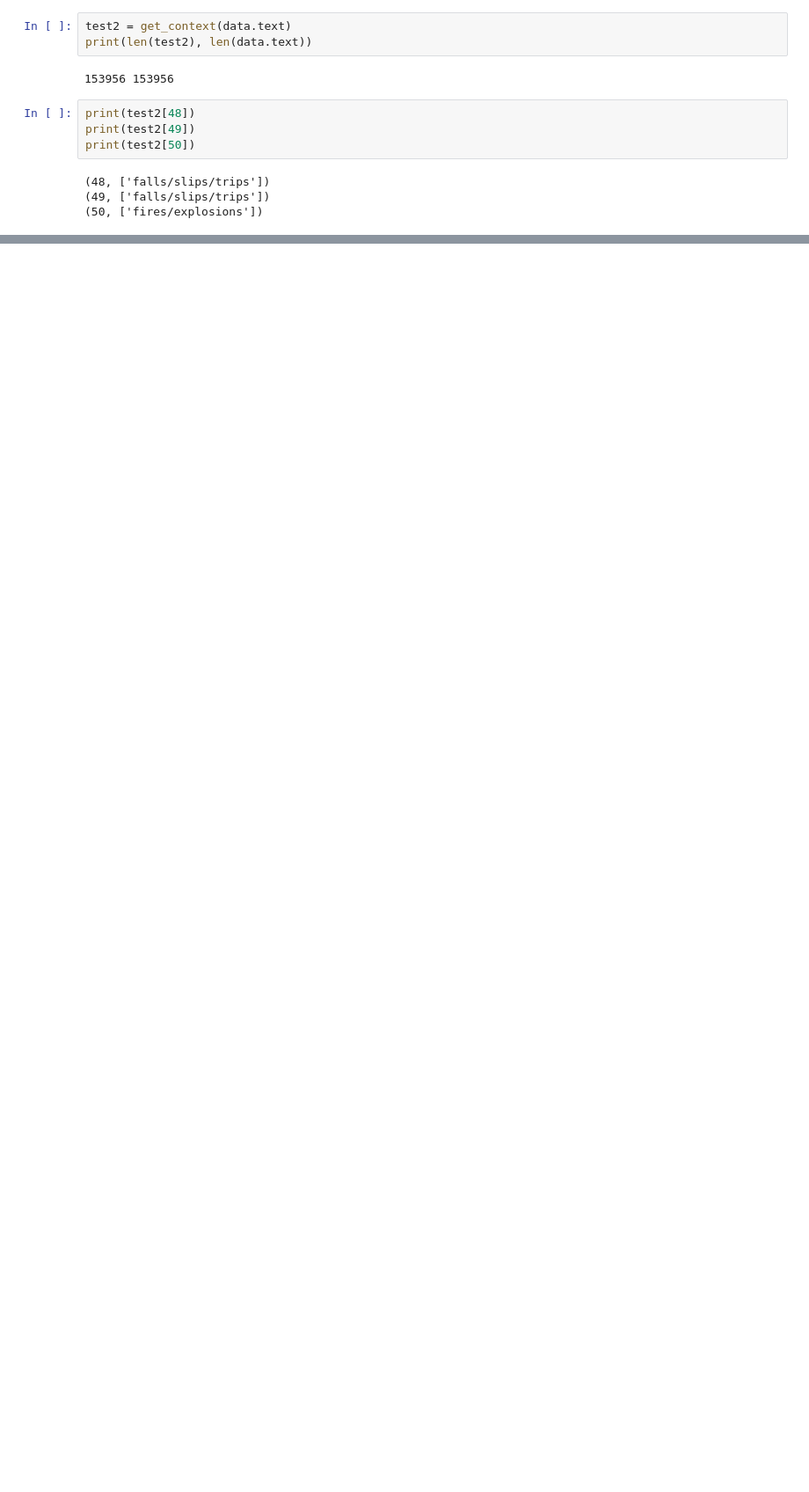
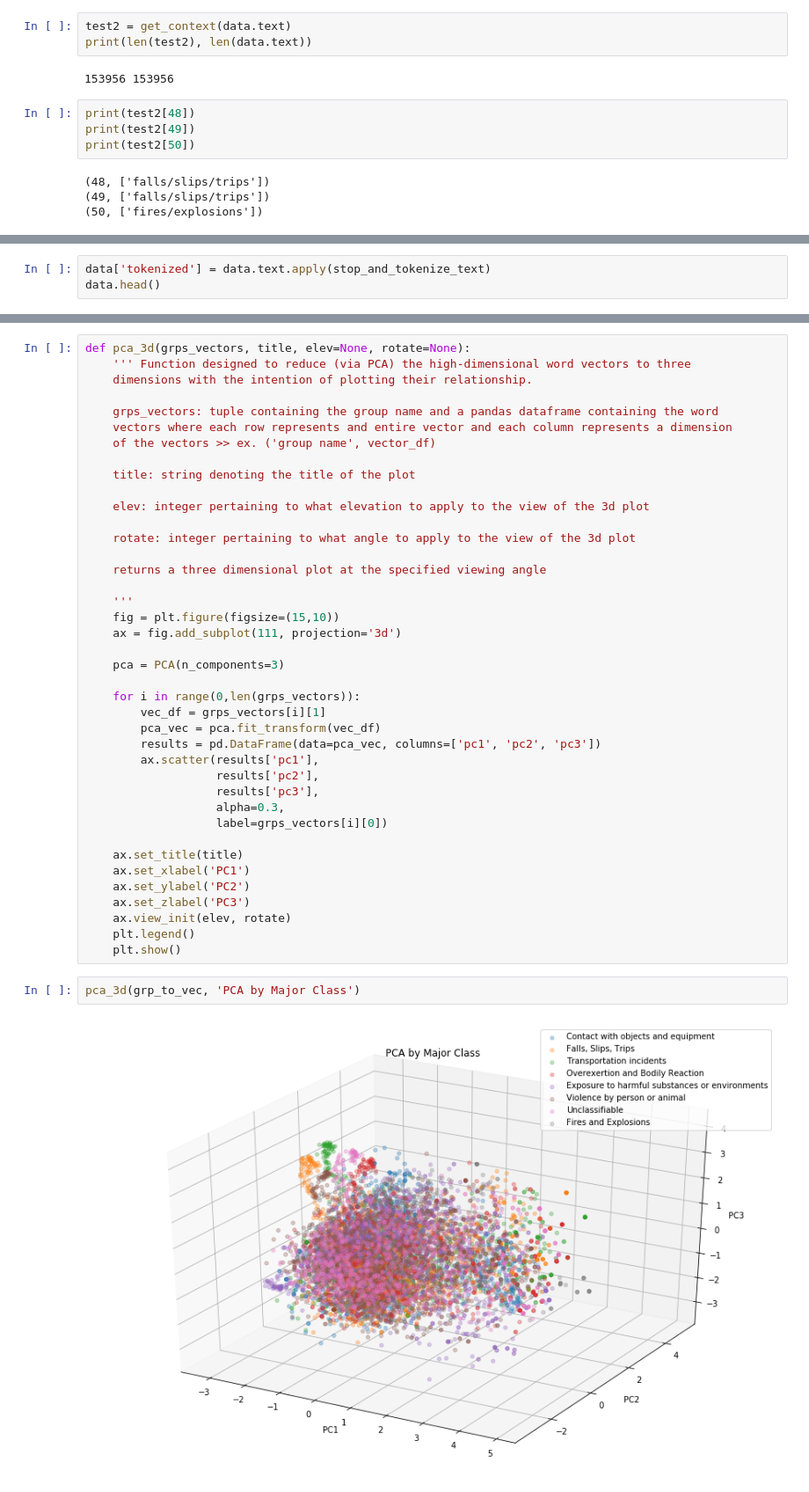
Before and after one commit to kpokrass/occupational_injuries, a Jupyter notebook: injury_classification.ipynb, the cells around one changed output, grey strips where cells are left out. Shown at 88% size. Saved outputs shown, nothing was run; the diff lists cells and outputs as text; blank space fills up the shorter version.

```diff
--- a/injury_classification.ipynb
+++ b/injury_classification.ipynb
@@ -319,0 +364,3 @@ print(test2[50])
+# %%
+data['tokenized'] = data.text.apply(stop_and_tokenize_text)
+data.head()
@@ -319,0 +470,44 @@ print(test2[50])
+# %%
+def pca_3d(grps_vectors, title, elev=None, rotate=None):
+    ''' Function designed to reduce (via PCA) the high-dimensional word vectors to three
+    dimensions with the intention of plotting their relationship.
+
+    grps_vectors: tuple containing the group name and a pandas dataframe containing the word
+    vectors where each row represents and entire vector and each column represents a dimension
+    of the vectors >> ex. ('group name', vector_df)
+
+    title: string denoting the title of the plot
+
+    elev: integer pertaining to what elevation to apply to the view of the 3d plot
+
+    rotate: integer pertaining to what angle to apply to the view of the 3d plot
+
+    returns a three dimensional plot at the specified viewing angle
+
+    '''
+    fig = plt.figure(figsize=(15,10))
+    ax = fig.add_subplot(111, projection='3d')
+
+    pca = PCA(n_components=3)
+
+    for i in range(0,len(grps_vectors)):
+        vec_df = grps_vectors[i][1]
+        pca_vec = pca.fit_transform(vec_df)
+        results = pd.DataFrame(data=pca_vec, columns=['pc1', 'pc2', 'pc3'])
+        ax.scatter(results['pc1'],
+                   results['pc2'],
+                   results['pc3'],
+                   alpha=0.3,
+                   label=grps_vectors[i][0])
+
+    ax.set_title(title)
+    ax.set_xlabel('PC1')
+    ax.set_ylabel('PC2')
+    ax.set_zlabel('PC3')
+    ax.view_init(elev, rotate)
+    plt.legend()
+    plt.show()
+# %%
+pca_3d(grp_to_vec, 'PCA by Major Class')
+# %% [output]
+[figure, added]
```
Also changed, not shown: parts of 16 cells of this notebook.
